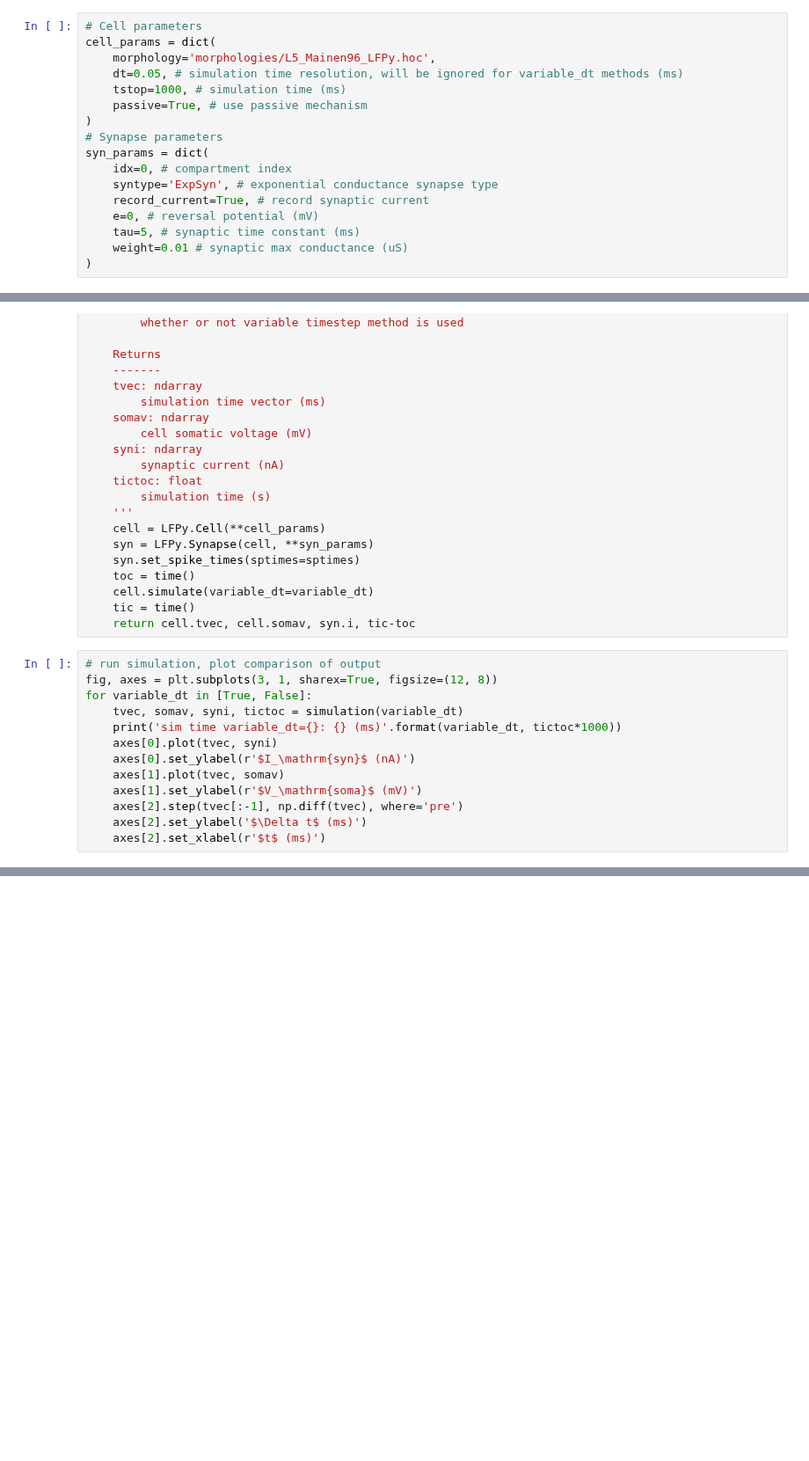
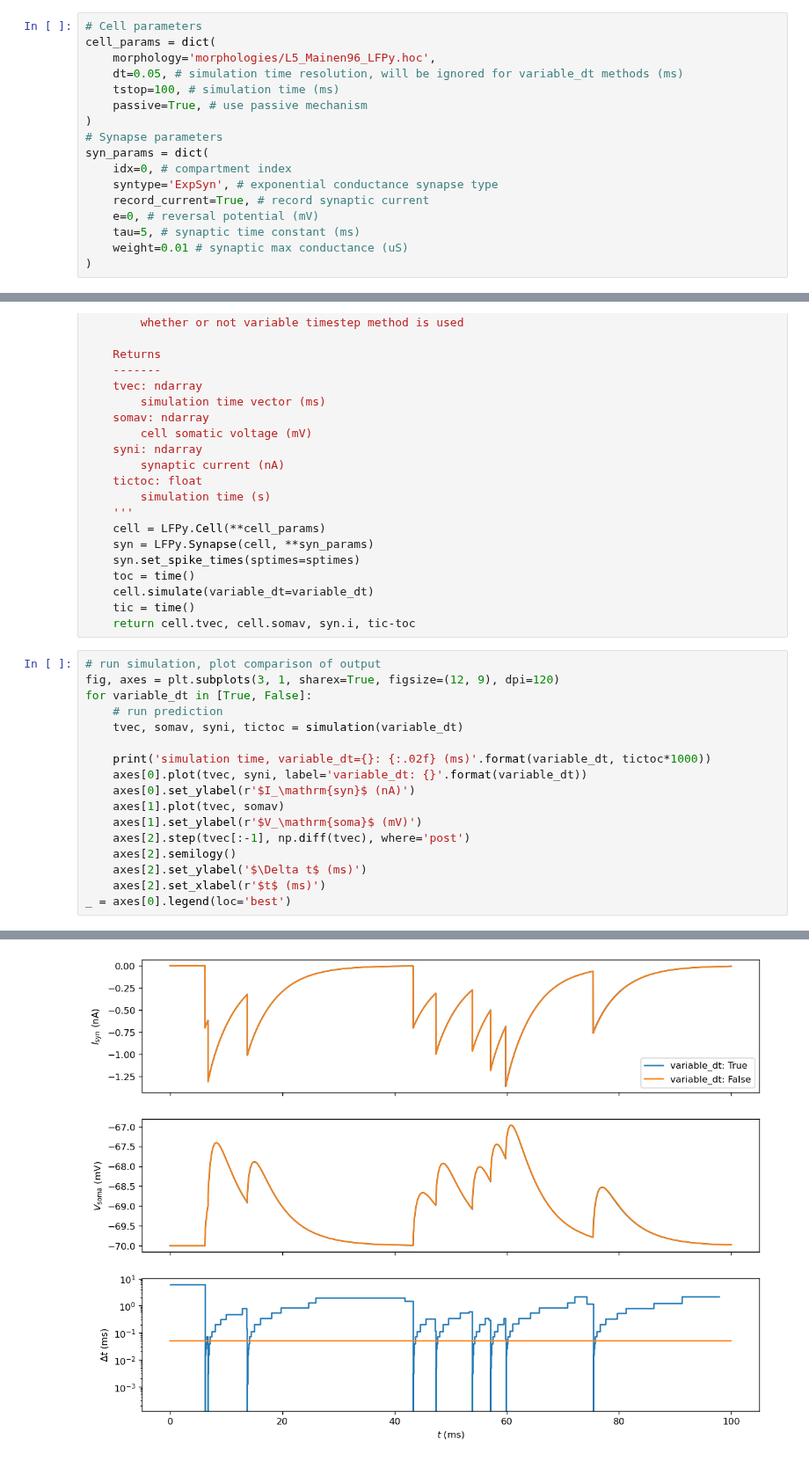
Before and after one commit to LFPy/LFPy, a Jupyter notebook: examples/LFPy-example-11.ipynb, the cells around one changed output, grey strips where cells are left out. Shown at 88% size. Saved outputs shown, nothing was run; the diff lists cells and outputs as text; blank space fills up the shorter version.

```diff
--- a/examples/LFPy-example-11.ipynb
+++ b/examples/LFPy-example-11.ipynb
@@ -18,7 +18,7 @@ np.random.seed(1234)
 cell_params = dict(
     morphology='morphologies/L5_Mainen96_LFPy.hoc',
     dt=0.05, # simulation time resolution, will be ignored for variable_dt methods (ms)
-    tstop=1000, # simulation time (ms)
+    tstop=100, # simulation time (ms)
     passive=True, # use passive mechanism
 )
 # Synapse parameters
@@ -62,14 +62,19 @@ def simulation(variable_dt=False):
     return cell.tvec, cell.somav, syn.i, tic-toc
 # %%
 # run simulation, plot comparison of output
-fig, axes = plt.subplots(3, 1, sharex=True, figsize=(12, 8))
+fig, axes = plt.subplots(3, 1, sharex=True, figsize=(12, 9), dpi=120)
 for variable_dt in [True, False]:
+    # run prediction
     tvec, somav, syni, tictoc = simulation(variable_dt)
-    print('sim time variable_dt={}: {} (ms)'.format(variable_dt, tictoc*1000))
-    axes[0].plot(tvec, syni)
+
+    print('simulation time, variable_dt={}: {:.02f} (ms)'.format(variable_dt, tictoc*1000))
+    axes[0].plot(tvec, syni, label='variable_dt: {}'.format(variable_dt))
     axes[0].set_ylabel(r'$I_\mathrm{syn}$ (nA)')
     axes[1].plot(tvec, somav)
     axes[1].set_ylabel(r'$V_\mathrm{soma}$ (mV)')
-    axes[2].step(tvec[:-1], np.diff(tvec), where='pre')
+    axes[2].step(tvec[:-1], np.diff(tvec), where='post')
+    axes[2].semilogy()
     axes[2].set_ylabel('$\Delta t$ (ms)')
     axes[2].set_xlabel(r'$t$ (ms)')
+_ = axes[0].legend(loc='best')
+# %% [output]
@@ -75,0 +83 @@ for variable_dt in [True, False]:
+[figure, added]
```
Also changed, not shown: parts of 1 cell of this notebook.
